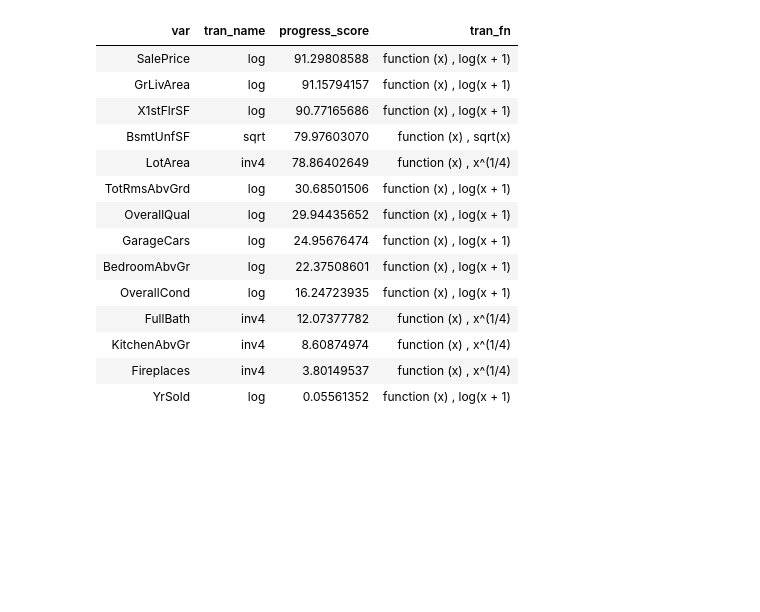
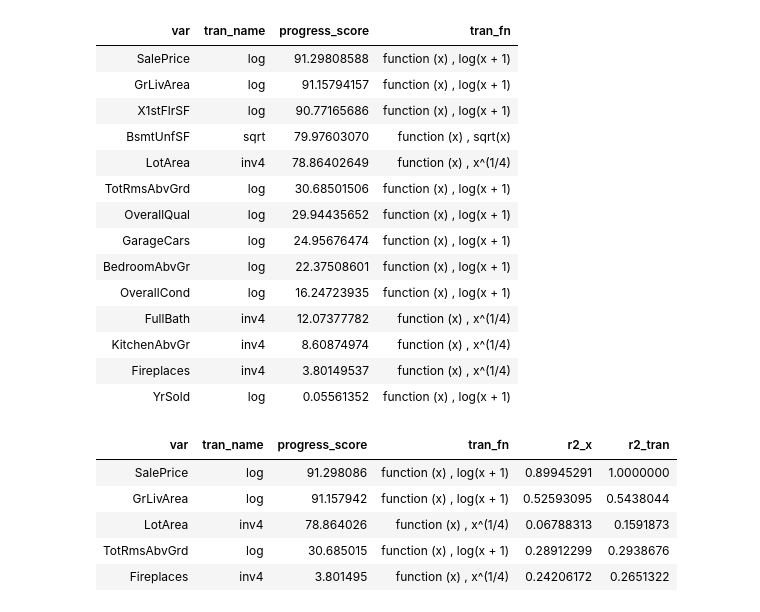
Before and after one commit to MatrixNorm/kaggle, a Jupyter notebook: rbooks/house_prices/04_transform_numeric.ipynb, the cells around one changed output. Cells and saved outputs as stored; diff of their text form; code cells hidden in the pictures; blank space fills up the shorter version.

```diff
--- a/rbooks/house_prices/04_transform_numeric.ipynb
+++ b/rbooks/house_prices/04_transform_numeric.ipynb
@@ -58,4 +58,37 @@ transformation_config
 | KitchenAbvGr | inv4 | 8.60874974 | function (x) , x^(1/4) |
 | Fireplaces | inv4 | 3.80149537 | function (x) , x^(1/4) |
 | YrSold | log | 0.05561352 | function (x) , log(x + 1) |
+# %%
+train <-
+    combined_dataset %>%
+    select(transformation_config$var) %>%
+    filter(!is.na(SalePrice)) %>%
+    mutate(price_log = log(SalePrice))
+
+transformation_config %>%
+mutate(
+    r2_x = map_dbl(var, function(var) {
+        data <-
+            train %>%
+            select(c(var, "price_log"))
+        model = lm(as.formula(paste0("price_log ~ ", var)), data=train)
+        summary(model)$r.squared
+    }),
+    r2_tran = map2_dbl(var, tran_fn, function(var, tran_fn) {
+        data <-
+            train %>%
+            select(c(var, "price_log"))
+        data[var] <- tran_fn(data[var])
+        model = lm(as.formula(paste0("price_log ~ ", var)), data=data)
+        summary(model)$r.squared
+    })
+) %>%
+filter(r2_tran > r2_x)
+# %% [output]
+| var | tran_name | progress_score | tran_fn | r2_x | r2_tran |
+| SalePrice | log | 91.298086 | function (x) , log(x + 1) | 0.89945291 | 1.0000000 |
+| GrLivArea | log | 91.157942 | function (x) , log(x + 1) | 0.52593095 | 0.5438044 |
+| LotArea | inv4 | 78.864026 | function (x) , x^(1/4) | 0.06788313 | 0.1591873 |
+| TotRmsAbvGrd | log | 30.685015 | function (x) , log(x + 1) | 0.28912299 | 0.2938676 |
+| Fireplaces | inv4 | 3.801495 | function (x) , x^(1/4) | 0.24206172 | 0.2651322 |
 # %%
```
Also changed, not shown: parts of 5 cells of this notebook, 3 other files.
